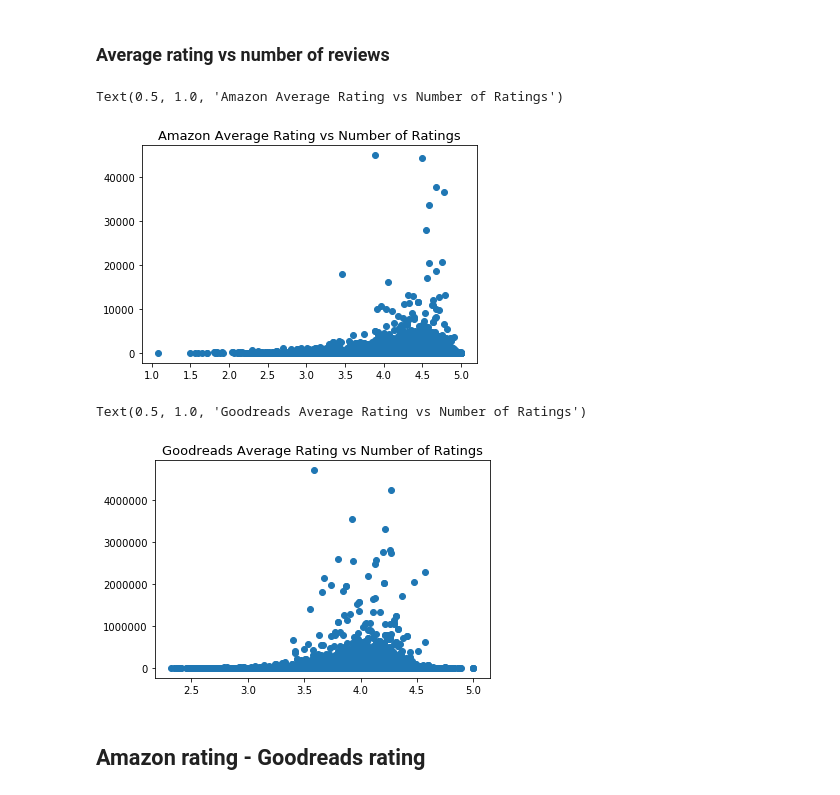
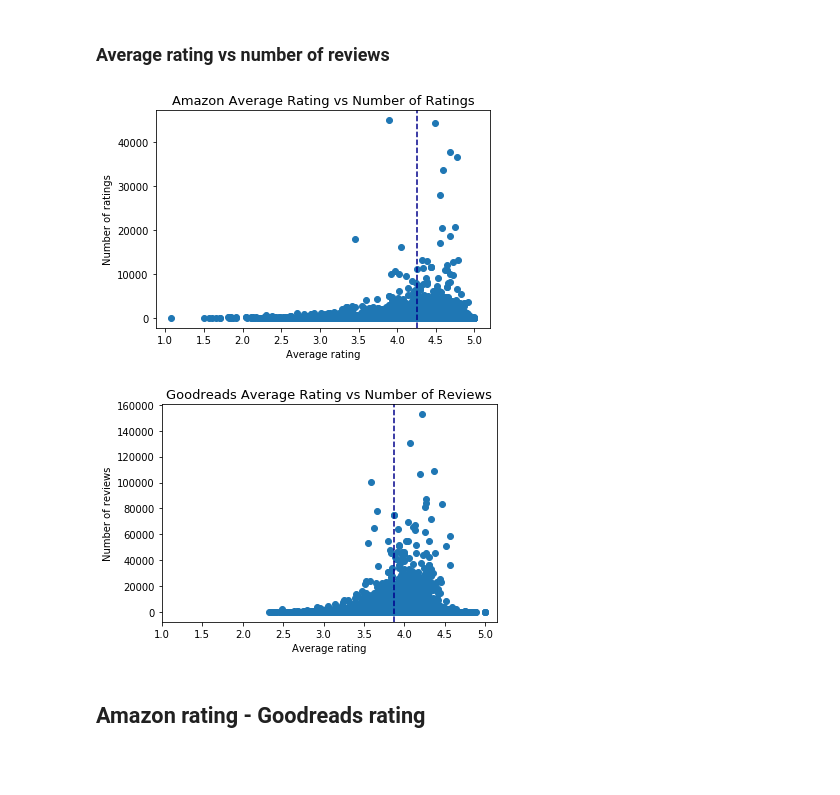
Before and after one commit to tlam7497/CapstoneProject, a Jupyter notebook: eda.ipynb, the cells around one changed output. Saved outputs shown, nothing was run; the diff lists cells and outputs as text; code cells hidden in the pictures; blank space fills up the shorter version.

```diff
--- a/eda.ipynb
+++ b/eda.ipynb
@@ -110,16 +124,24 @@ plt.show()
 ### Average rating vs number of reviews
 # %%
 plt.scatter(amazon.average,amazon.rating_count)
-plt.title('Amazon Average Rating vs Number of Ratings', size = 13)
+plt.title('Amazon Average Rating vs Number of Reviews', size = 13)
+plt.axvline(amazon.describe().average['mean'], 0, color='darkblue', linestyle='--')
+plt.xlabel('Average rating')
+plt.ylabel('Number of reviews')
+plt.xticks(np.arange(1,5.5,0.5))
+plt.show()
 # %% [output]
-Text(0.5, 1.0, 'Amazon Average Rating vs Number of Ratings')
-[figure, old version]
+[figure, new version]
 # %%
-plt.scatter(gr.average_rating,gr.total_ratings_count)
-plt.title('Goodreads Average Rating vs Number of Ratings', size = 13)
+plt.scatter(gr.average_rating,gr.total_text_reviews_count)
+plt.title('Goodreads Average Rating vs Number of Reviews', size = 13)
+plt.axvline(gr.describe().average_rating['mean'], 0, color='darkblue', linestyle='--')
+plt.xlabel('Average rating')
+plt.ylabel('Number of reviews')
+plt.xticks(np.arange(1,5.5,0.5))
+plt.show()
 # %% [output]
-Text(0.5, 1.0, 'Goodreads Average Rating vs Number of Ratings')
-[figure, old version]
+[figure, new version]
 # %% [markdown]
 ## Amazon rating - Goodreads rating
 # %%
```
Also changed, not shown: parts of 14 cells of this notebook.
